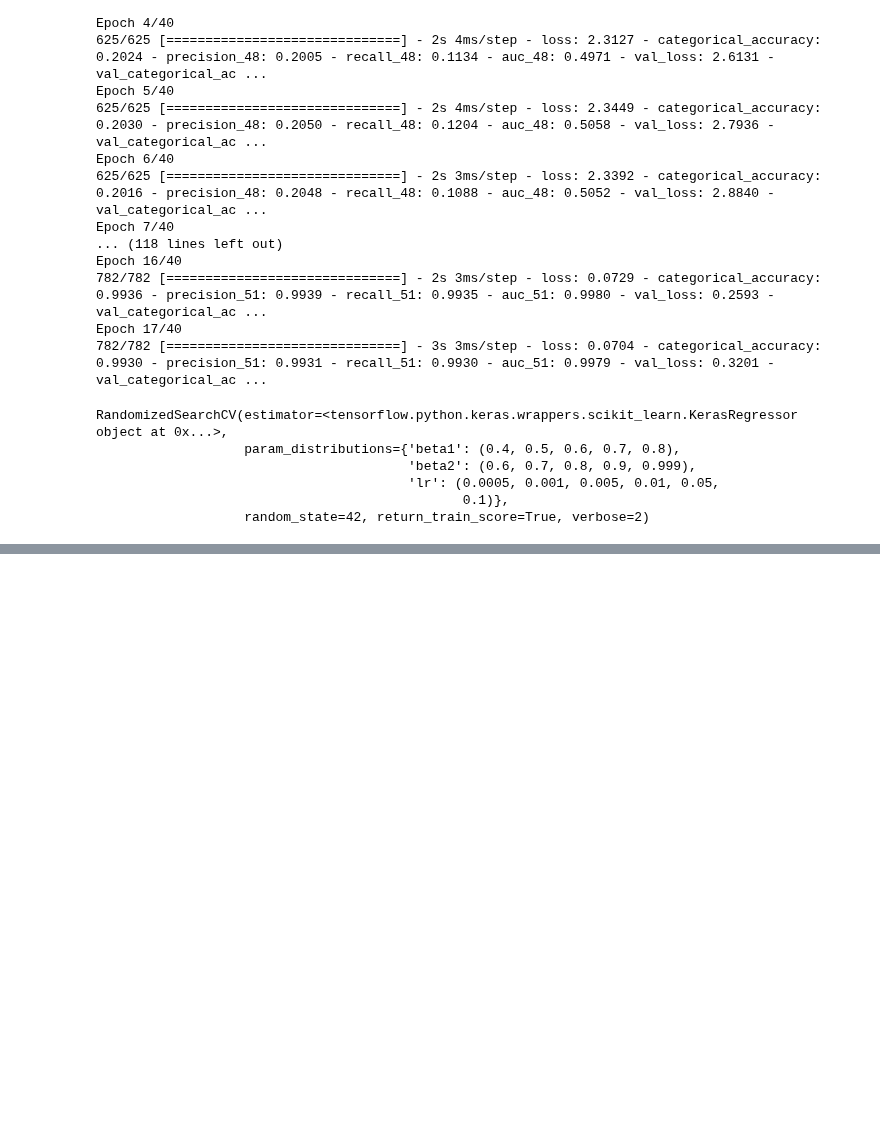
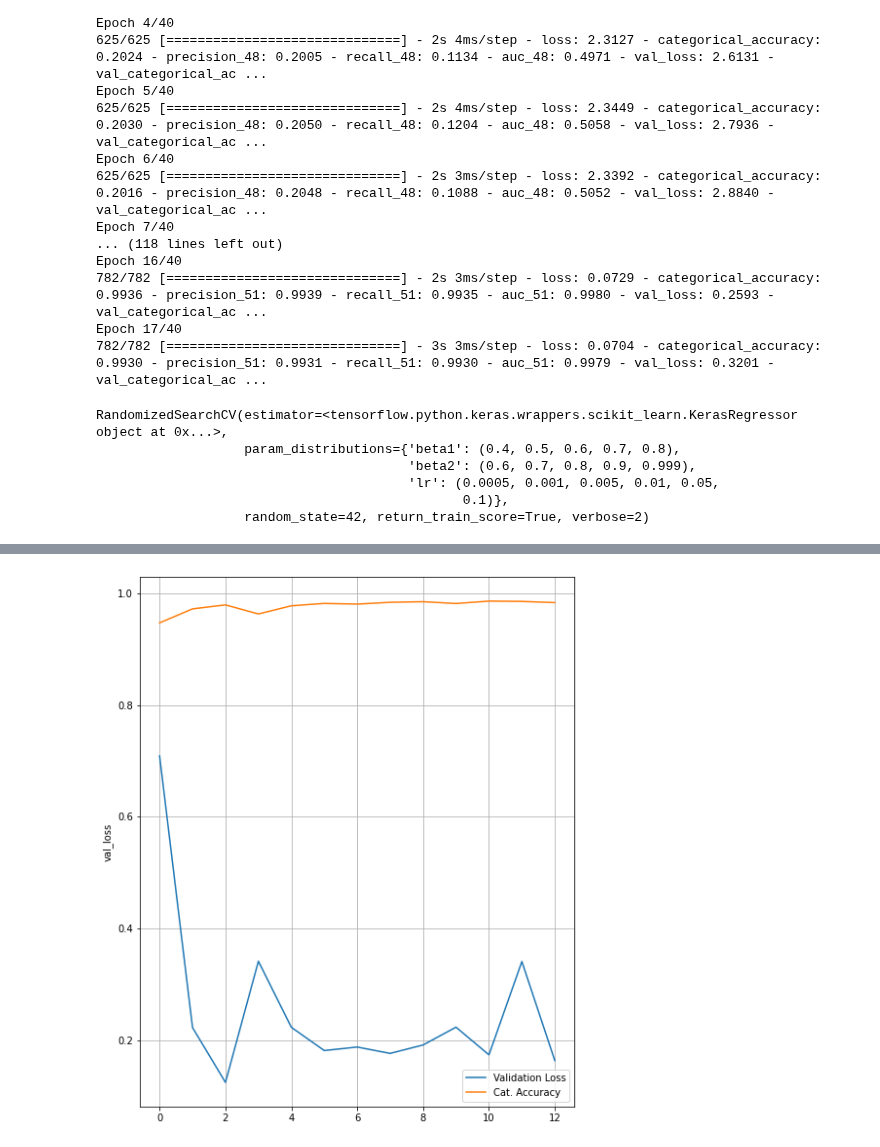
Before and after one commit to Pasindu19970808/Hands-on-Machine-Learning-Textbook-Exercises, a Jupyter notebook: DeepLearning_1/Chapter11Exercise.ipynb, the cells around one changed output, grey strips where cells are left out. Cells and saved outputs as stored; diff of their text form; code cells hidden in the pictures; blank space fills up the shorter version.

```diff
--- a/DeepLearning_1/Chapter11Exercise.ipynb
+++ b/DeepLearning_1/Chapter11Exercise.ipynb
@@ -263,0 +309,10 @@ RandomizedSearchCV(estimator=<tensorflow.python.keras.wrappers.scikit_learn.Kera
+# %%
+adamoptim_tuned = keras.optimizers.Adam(lr = 0.001,beta_1=0.6,beta_2=0.8)
+checkpoint_tuned = keras.callbacks.ModelCheckpoint('tuned0to4.h5',save_best_only=True)
+earlystopping_tuned = keras.callbacks.EarlyStopping(patience = 10, restore_best_weights=True)
+# %%
+model_tuned.compile(loss = "categorical_crossentropy",
+                    optimizer = adamoptim_tuned,
+                    metrics = [accuracy,precision,recall,aucscore])
+# %%
+model_tuned_history = model_tuned.fit(X_data_train0to4,y_data_train0to4, epochs = 40, validation_data=(X_data_valid0to4,y_data_valid0to4), callbacks = [checkpoint_tuned,earlystopping_tuned])
@@ -263,0 +355,4 @@ RandomizedSearchCV(estimator=<tensorflow.python.keras.wrappers.scikit_learn.Kera
+# %%
+#learning curve for the tuned model
+history_tuned = pd.DataFrame(model_tuned_history.history)
+history_tuned
@@ -263,0 +377,8 @@ RandomizedSearchCV(estimator=<tensorflow.python.keras.wrappers.scikit_learn.Kera
+# %%
+fig,ax_tuned = plt.subplots(1,1,figsize = (8,10))
+sns.lineplot(x = history_tuned.index.values.tolist(), y = history_tuned["val_loss"], label = "Validation Loss", ax = ax_tuned)
+sns.lineplot(x = history_tuned.index.values.tolist(), y = history_tuned["val_categorical_accuracy"], label = "Cat. Accuracy", ax = ax_tuned)
+ax_tuned.legend()
+ax_tuned.grid()
+# %% [output]
+[figure, added]
```
Also changed, not shown: parts of 21 cells of this notebook, 2 other files.
